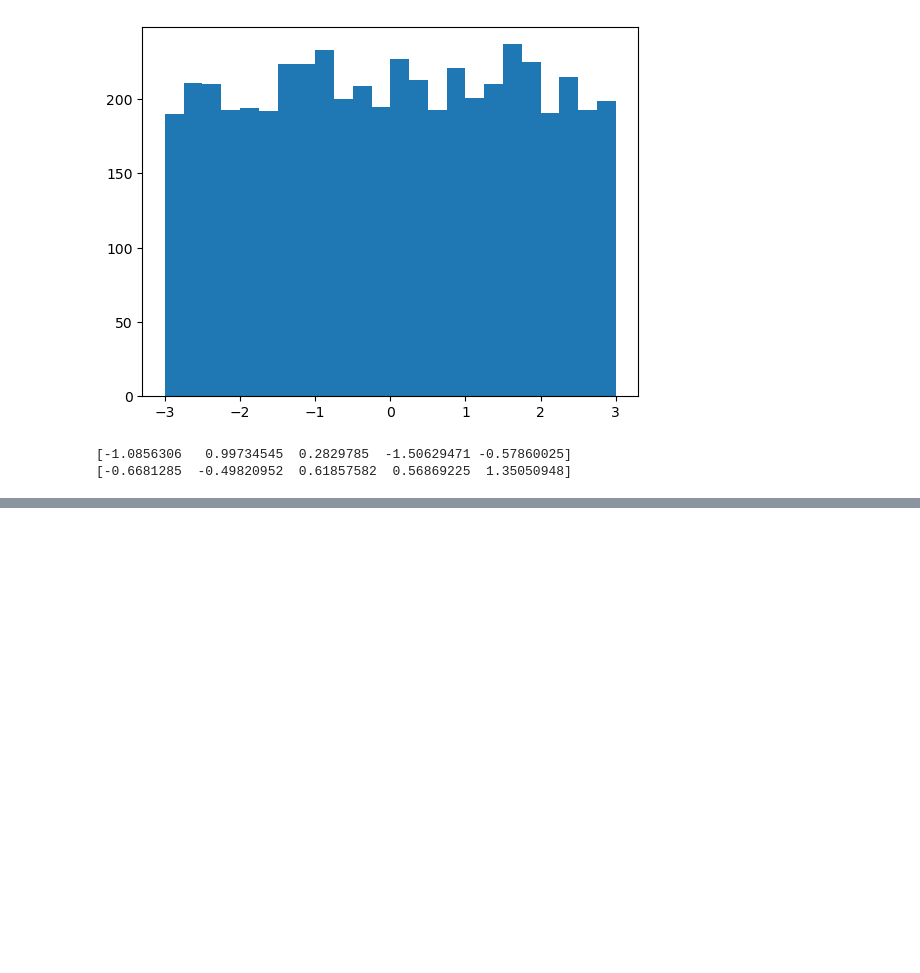
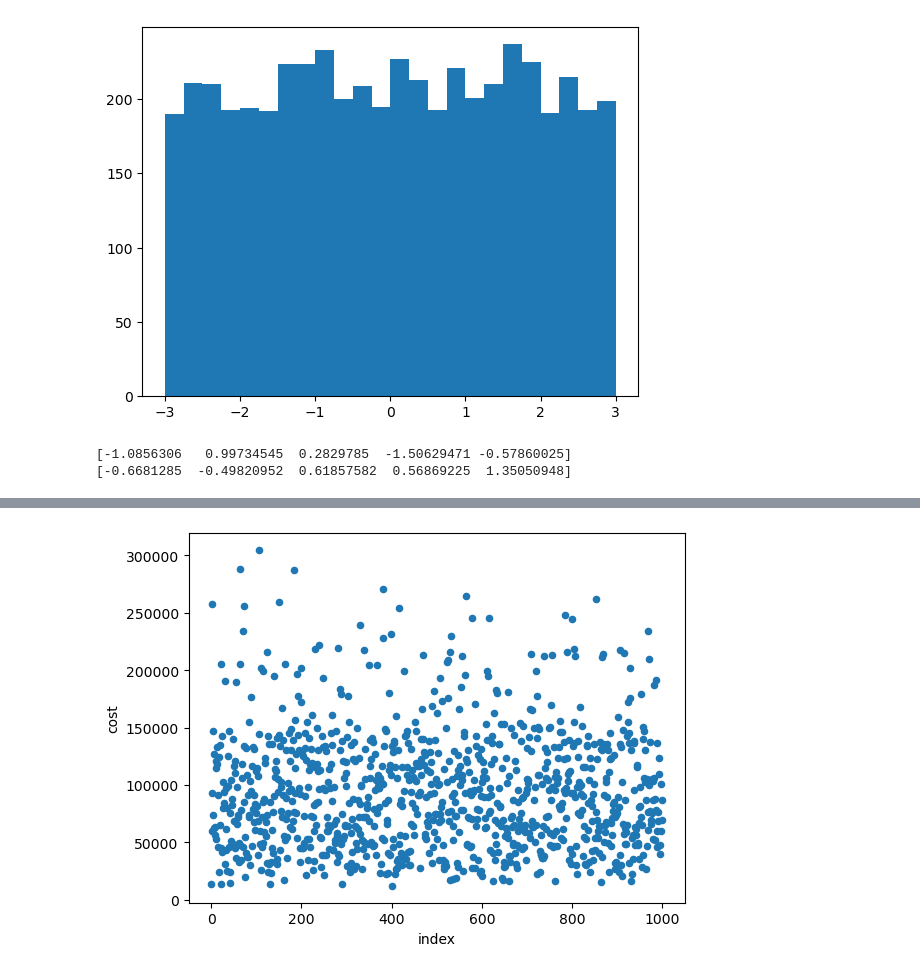
Before and after one commit to saalssall/Statistics_In_Python, a Jupyter notebook: Sampling.ipynb, the cells around one changed output, grey strips where cells are left out. Saved outputs shown, nothing was run; the diff lists cells and outputs as text; code cells hidden in the pictures; blank space fills up the shorter version.

```diff
--- a/Sampling.ipynb
+++ b/Sampling.ipynb
@@ -131,0 +199,9 @@ print(y)
+# %%
+# Add an index column to sales_df
+sales_df_id = sales_df.reset_index()
+
+# Plot cost vs. index for sales_df_id
+sales_df_id.plot(x='index', y='cost', kind='scatter')
+plt.show()
+# %% [output]
+[figure, added]
```
Also changed, not shown: parts of 4 cells of this notebook.
